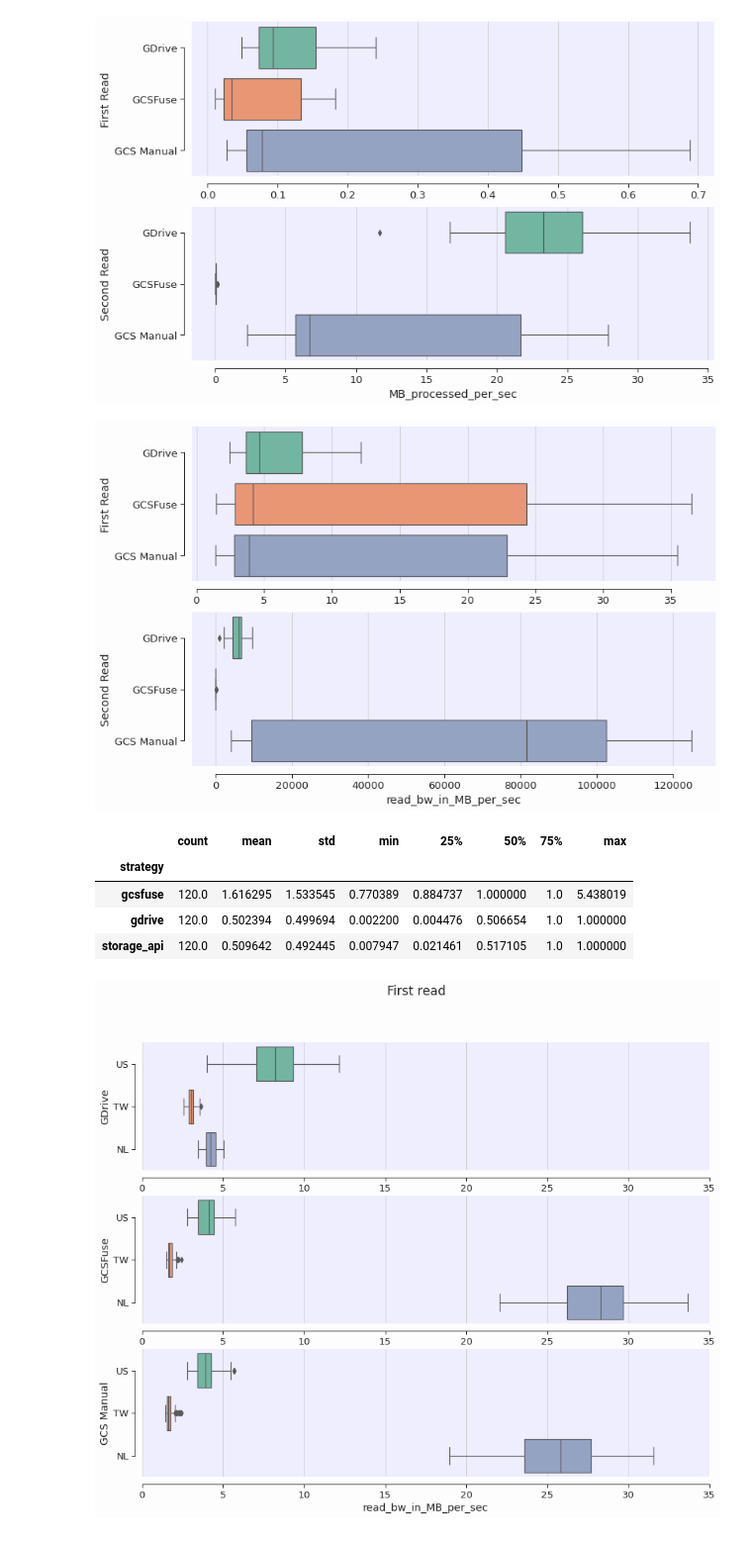
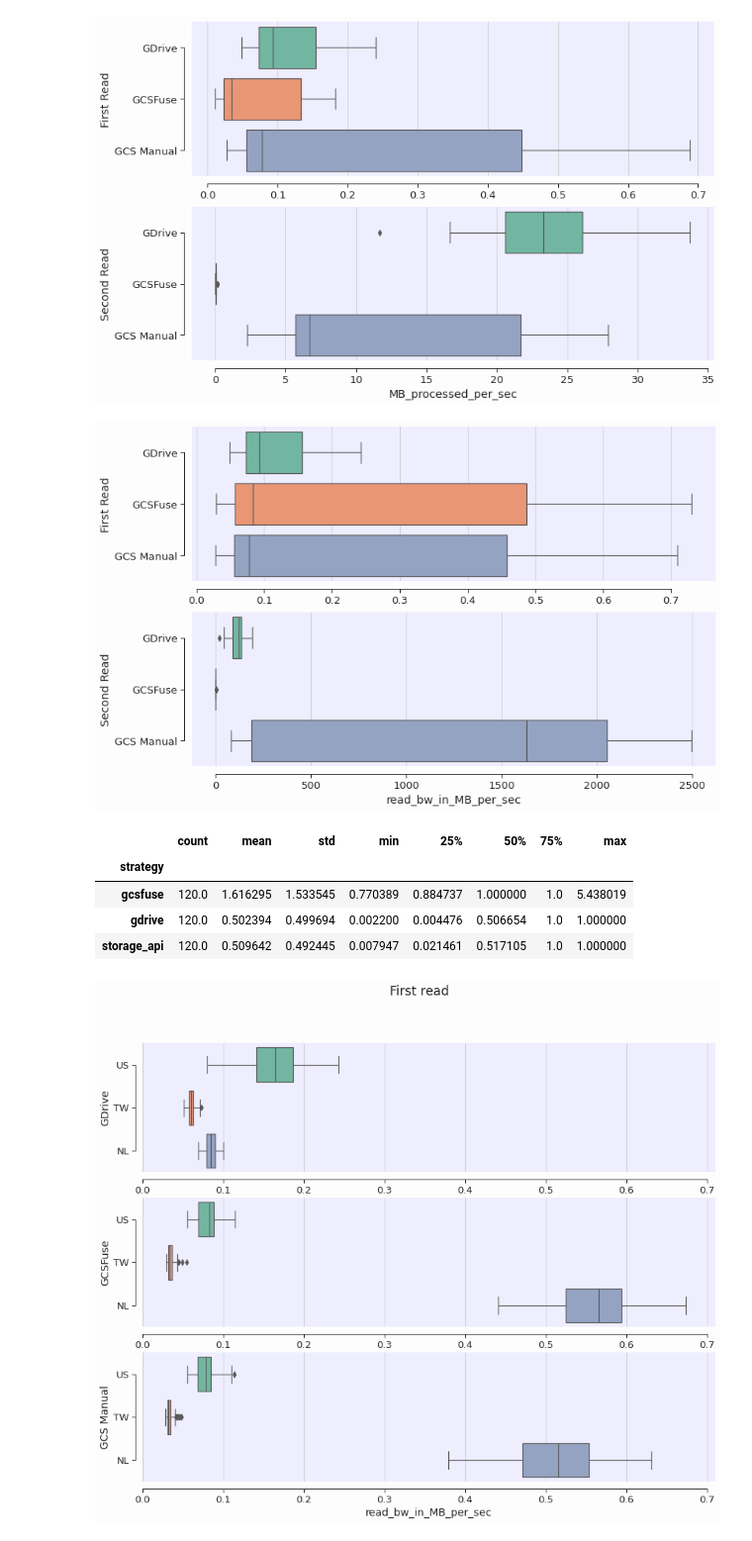
Before and after one commit to sharkovsky/sharkovsky.github.io, a Jupyter notebook: code/IO_bench_analysis.ipynb, the cells around one changed output. Shown at 99% size. Drawn from its saved outputs; the diff is of its cells as text; code cells hidden in the pictures.

Commit message:
fixed mistake in figures and analysis code

```diff
--- a/code/IO_bench_analysis.ipynb
+++ b/code/IO_bench_analysis.ipynb
@@ -90,10 +90,10 @@ def parse(strategy='gdrive'):
       with open(filename) as f:
         lines = f.readlines()
       file_opening.append(
-          float([x for x in lines if code_lines_to_function[strategy]['opening'] in x][0].split()[3])
+          float([x for x in lines if code_lines_to_function[strategy]['opening'] in x][0].split()[2])
       )
       file_reading.append(
-          float([x for x in lines if code_lines_to_function[strategy]['reading'] in x][0].split()[3])
+          float([x for x in lines if code_lines_to_function[strategy]['reading'] in x][0].split()[2])
       )
       total.append(
           float([x for x in lines if code_lines_to_function[strategy]['total'] in x][0].split()[2])
@@ -134,10 +134,10 @@ def parse(strategy='gdrive'):
         found_second_reading_files = False
         break
       file_opening.append(
-          float([x for x in lines if code_lines_to_function[lookup_strategy]['opening'] in x][0].split()[3])
+          float([x for x in lines if code_lines_to_function[lookup_strategy]['opening'] in x][0].split()[2])
       )
       file_reading.append(
-          float([x for x in lines if code_lines_to_function[lookup_strategy]['reading'] in x][0].split()[3])
+          float([x for x in lines if code_lines_to_function[lookup_strategy]['reading'] in x][0].split()[2])
       )
       total.append(
           float([x for x in lines if code_lines_to_function[lookup_strategy]['total'] in x][0].split()[2])
@@ -215,7 +233,7 @@ with sns.axes_style("ticks", rc={'axes.facecolor': '#eeeeff',
 
   sns.despine(offset=10, trim=True)
 # %% [output]
-[figure, old version]
+[figure, new version]
 # %%
 second_read = data[data.second_reading]
 # %%
@@ -236,30 +254,30 @@ data['macro_region'] = data.region.str.split(pat=':', expand=True)
 # %%
 sns.set_context('paper', font_scale=1.5)
 with sns.axes_style("ticks", rc={'axes.facecolor': '#eeeeff',
                                  'figure.facecolor':'#fdfdfd',
                                  'axes.grid': True,
                                  'font.sans-serif': 'BlinkMacSystemFont'}):
   fig, axs = plt.subplots(3,1, figsize=(14,11))
   fig.suptitle('First read')
   sns.boxplot(data=data[(data.macro_region != 'Unspecified') & (data.strategy == 'gdrive') & (data.second_reading == False)],
               y='macro_region', x='read_bw_in_MB_per_sec', ax=axs[0], palette='Set2')
   sns.boxplot(data=data[(data.macro_region != 'Unspecified') & (data.strategy == 'gcsfuse') & (data.second_reading == False)],
               y='macro_region', x='read_bw_in_MB_per_sec', ax=axs[1], palette='Set2')
   sns.boxplot(data=data[(data.macro_region != 'Unspecified') & (data.strategy == 'storage_api') & (data.second_reading == False)],
               y='macro_region', x='read_bw_in_MB_per_sec', ax=axs[2], palette='Set2')
 
   axs[0].set_xlabel('')
   axs[0].set_ylabel('GDrive')
   axs[1].set_ylabel('GCSFuse')
   axs[2].set_ylabel('GCS Manual')
 
-  axs[0].set_xlim([0., 35])
-  axs[1].set_xlim([0., 35])
-  axs[2].set_xlim([0., 35])
+  axs[0].set_xlim([0., 0.71])
+  axs[1].set_xlim([0., 0.71])
+  axs[2].set_xlim([0., 0.71])
 
   sns.despine(offset=10, trim=True)
 # %% [output]
-[figure, old version]
+[figure, new version]
 # %%
 sns.set_context('paper', font_scale=1.5)
 with sns.axes_style("ticks", rc={'axes.facecolor': '#eeeeff',
```
Also changed, not shown: parts of 4 cells of this notebook, 4 other files.
